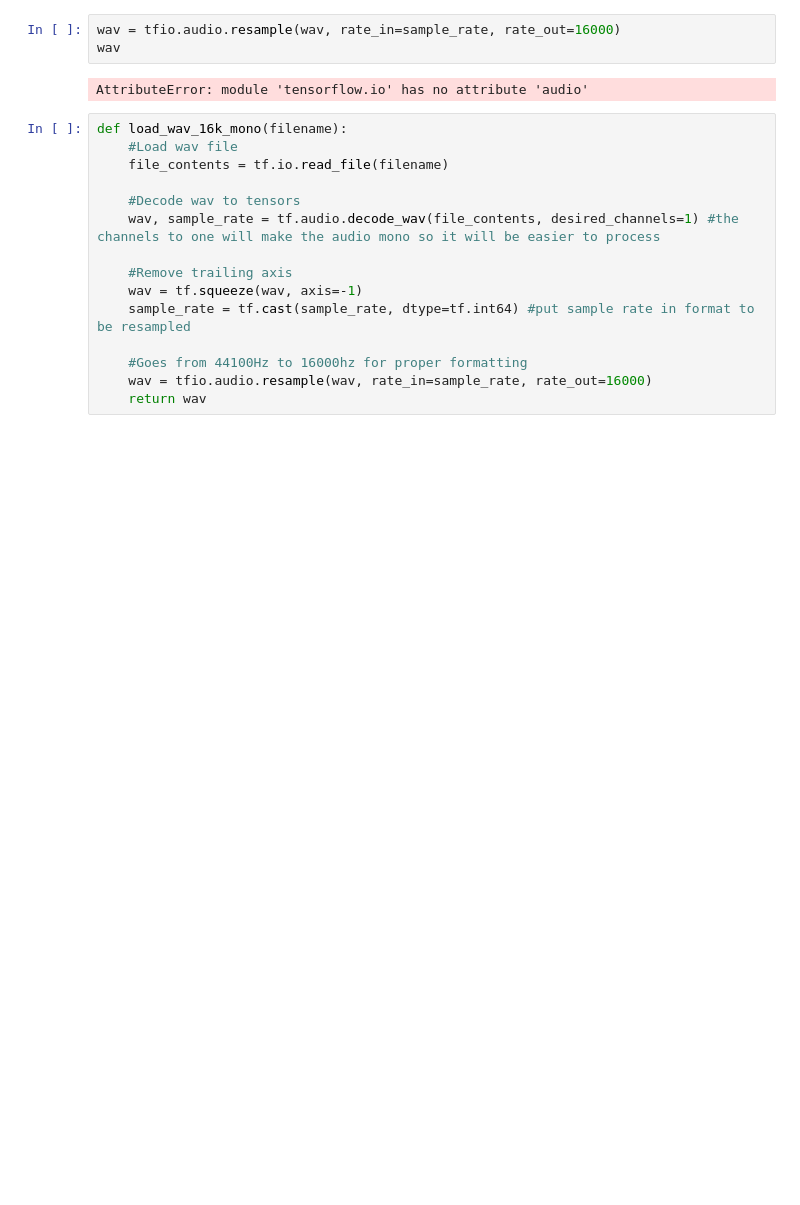
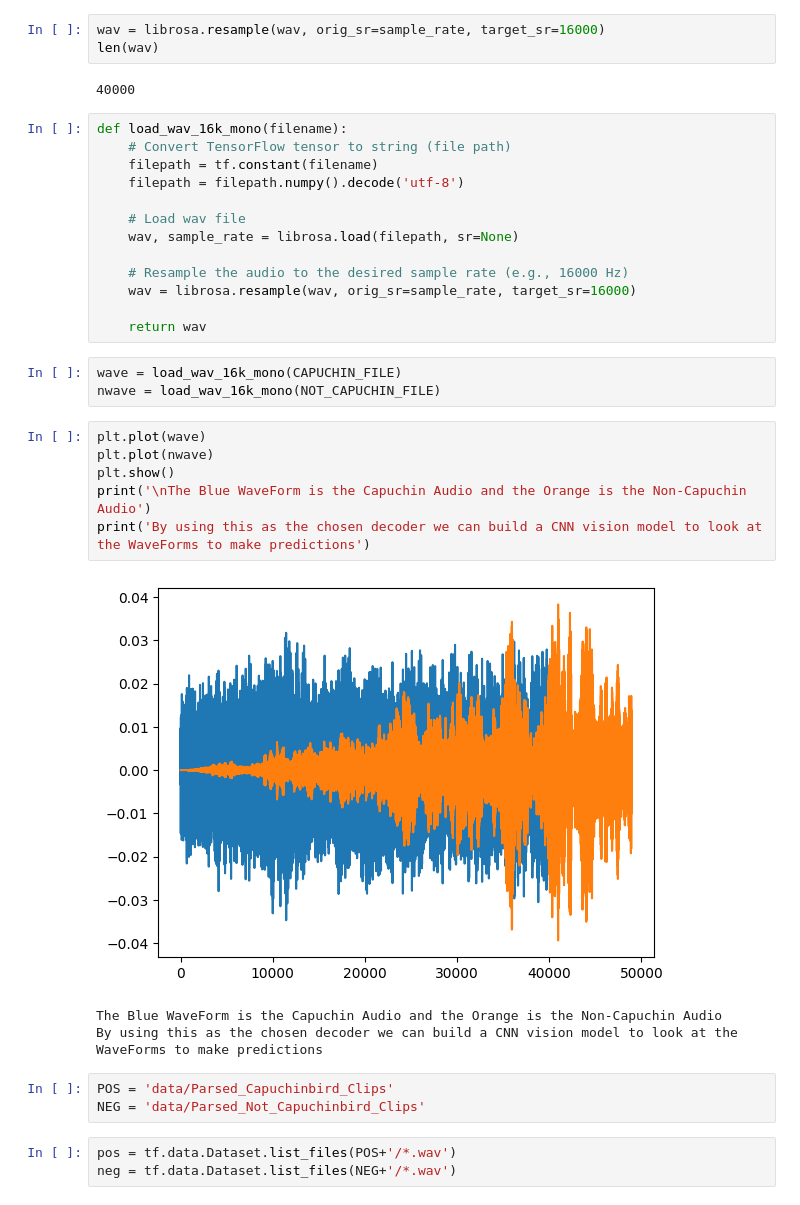
Before and after one commit to Daryldactyl/Capuchin_bird, a Jupyter notebook: Audio_class.ipynb, the cells around one changed output. Saved outputs shown, nothing was run; the diff lists cells and outputs as text; blank space fills up the shorter version.

Commit message:
finalized capuchin model

```diff
--- a/Audio_class.ipynb
+++ b/Audio_class.ipynb
@@ -67,20 +19,37 @@ TensorShape([132300, 1])
 # %%
-wav = tfio.audio.resample(wav, rate_in=sample_rate, rate_out=16000)
-wav
+wav = librosa.resample(wav, orig_sr=sample_rate, target_sr=16000)
+len(wav)
 # %% [output]
-AttributeError: module 'tensorflow.io' has no attribute 'audio'
+40000
-# %%
-def load_wav_16k_mono(filename):
-    #Load wav file
-    file_contents = tf.io.read_file(filename)
-
-    #Decode wav to tensors
-    wav, sample_rate = tf.audio.decode_wav(file_contents, desired_channels=1) #the channels to one will make the audio mono so it will be easier to process
-
-    #Remove trailing axis
-    wav = tf.squeeze(wav, axis=-1)
-    sample_rate = tf.cast(sample_rate, dtype=tf.int64) #put sample rate in format to be resampled
-
-    #Goes from 44100Hz to 16000hz for proper formatting
-    wav = tfio.audio.resample(wav, rate_in=sample_rate, rate_out=16000)
-    return wav
+# %%
+def load_wav_16k_mono(filename):
+    # Convert TensorFlow tensor to string (file path)
+    filepath = tf.constant(filename)
+    filepath = filepath.numpy().decode('utf-8')
+
+    # Load wav file
+    wav, sample_rate = librosa.load(filepath, sr=None)
+
+    # Resample the audio to the desired sample rate (e.g., 16000 Hz)
+    wav = librosa.resample(wav, orig_sr=sample_rate, target_sr=16000)
+
+    return wav
+# %%
+wave = load_wav_16k_mono(CAPUCHIN_FILE)
+nwave = load_wav_16k_mono(NOT_CAPUCHIN_FILE)
+# %%
+plt.plot(wave)
+plt.plot(nwave)
+plt.show()
+print('\nThe Blue WaveForm is the Capuchin Audio and the Orange is the Non-Capuchin Audio')
+print('By using this as the chosen decoder we can build a CNN vision model to look at the WaveForms to make predictions')
+# %% [output]
+[figure, added]
+The Blue WaveForm is the Capuchin Audio and the Orange is the Non-Capuchin Audio
+By using this as the chosen decoder we can build a CNN vision model to look at the WaveForms to make predictions
+# %%
+POS = 'data/Parsed_Capuchinbird_Clips'
+NEG = 'data/Parsed_Not_Capuchinbird_Clips'
+# %%
+pos = tf.data.Dataset.list_files(POS+'/*.wav')
+neg = tf.data.Dataset.list_files(NEG+'/*.wav')
```
Also changed, not shown: parts of 67 cells of this notebook, 3 other files.
